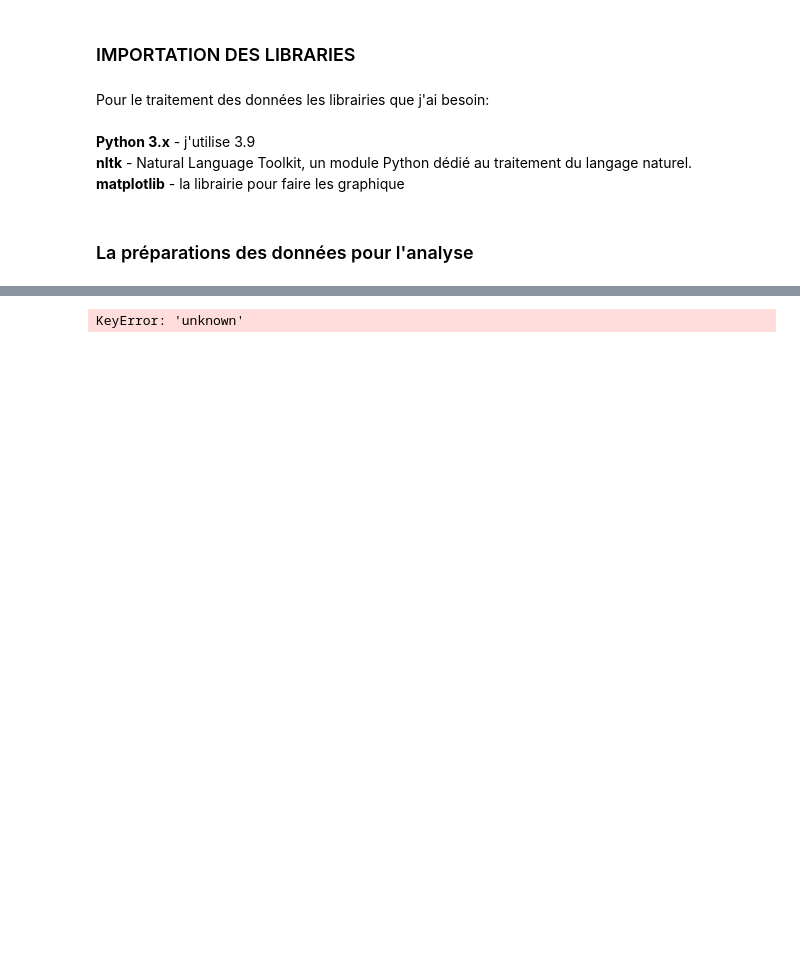
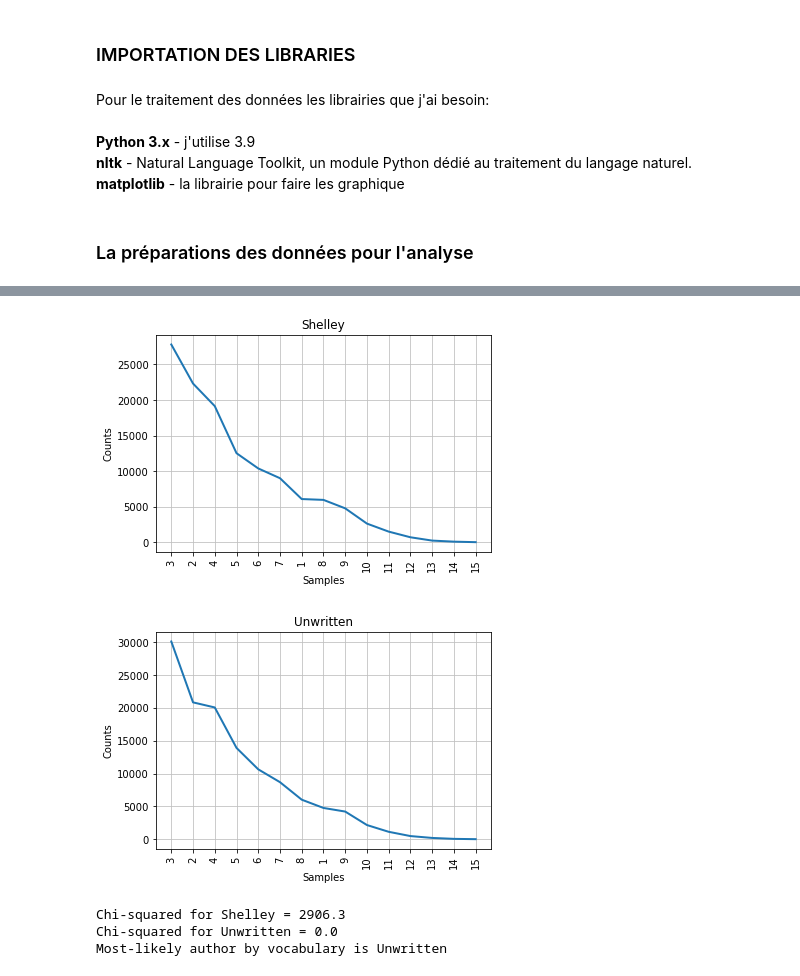
Before and after one commit to NoxuuLab/stylometry, a Jupyter notebook: stylometry.ipynb, the cells around one changed output, grey strips where cells are left out. Drawn from its saved outputs; the diff is of its cells as text; code cells hidden in the pictures; blank space fills up the shorter version.

Commit message:
add unwritten and fanfiction

```diff
--- a/stylometry.ipynb
+++ b/stylometry.ipynb
@@ -207,3 +112,17 @@ word_length_test(words_from_book, len_shortest_corpus)
+# %%
+def mendenhall_test(words_by_author, len_shortest_corpus):
+    mendenhall_by_author_freq_dist = dict()
+    plt.figure(2)
+    for i, author in enumerate(words_by_author):
+        token_lengths = [len(word) for word in words_by_author[author]
+        [:len_shortest_corpus]]
+        mendenhall_by_author_freq_dist[author] = nltk.FreqDist(token_lengths)
+        mendenhall_by_author_freq_dist[author].plot(15,title=author)
+# %%
+mendenhall_test(words_by_author, len_shortest_corpus)
+# %% [output]
+[figure, added]
+[figure, added]
 # %%
 def vocab_test(words_by_author):
     chisquared_by_author = dict()
@@ -231,6 +150,8 @@ def vocab_test(words_by_author):
     most_likely_author = min(chisquared_by_author, key=chisquared_by_author.get)
     print('Most-likely author by vocabulary is {}\n'.format(most_likely_author))
 # %%
-vocab_test(words_from_book)
+vocab_test(words_by_author)
 # %% [output]
-KeyError: 'unknown'
+Chi-squared for Shelley = 2906.3
+Chi-squared for Unwritten = 0.0
+Most-likely author by vocabulary is Unwritten
```
Also changed, not shown: parts of 35 cells of this notebook, 2 other files.
